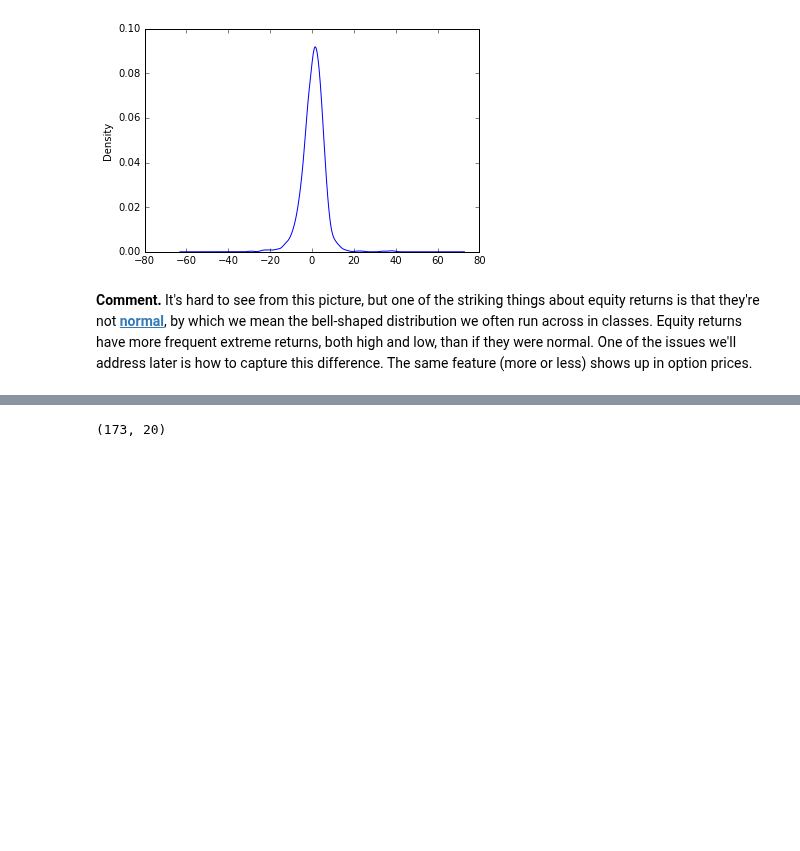
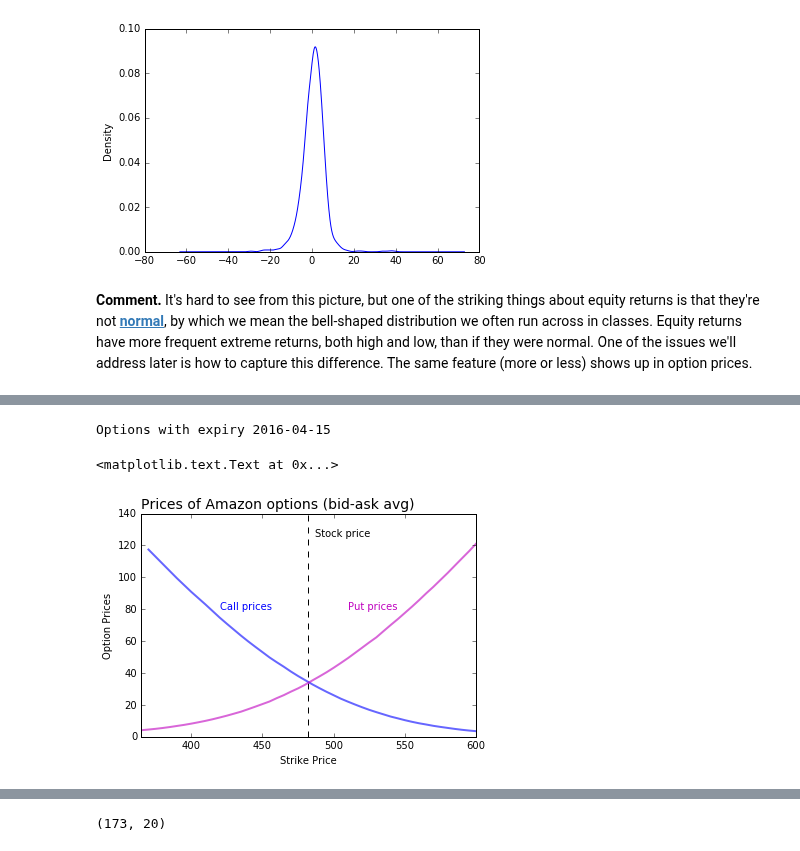
Before and after one commit to DaveBackus/Data_Bootcamp, a Jupyter notebook: Code/IPython/bootcamp_examples.ipynb, the cells around one changed output, grey strips where cells are left out. Drawn from its saved outputs; the diff is of its cells as text; code cells hidden in the pictures; blank space fills up the shorter version.

Commit message:
yahoo options

```diff
--- a/Code/IPython/bootcamp_examples.ipynb
+++ b/Code/IPython/bootcamp_examples.ipynb
@@ -481,0 +474,50 @@ From the 538 blog.
+# %%
+import pandas_datareader.yahoo.options as yho
+
+"""
+supply ticker, get option prices
+"""
+ticker = 'amzn'
+otk = yho.Options(ticker)
+exp = otk.expiry_dates     # get expiration dates
+
+# get option prices
+cols = [0, 1, 2, 7]
+print('Options with expiry', exp[7])
+calls = otk.get_call_data(expiry=exp[7])[cols]
+puts  = otk.get_put_data(expiry=exp[7])[cols]
+
+# drop extra index levels
+calls = calls.reset_index(level=[1,2,3], drop=True)
+puts  = puts.reset_index(level=[1,2,3], drop=True)
+
+# cut off extremes
+spot = otk.underlying_price
+calls  = calls[(calls.index >= 0.75*spot) & (calls.index <= 1.25*spot)]
+puts  = puts[(puts.index >= 0.75*spot) & (puts.index <= 1.25*spot)]
+
+# compute avg of bid and ask
+calls['Mid'] = (calls['Bid'] + calls['Ask'])/2
+puts['Mid']  = (puts['Bid'] + puts['Ask'])/2
+# %% [output]
+Options with expiry 2016-04-15
+# %%
+"""
+plot put and call prices
+* bid-ask mid
+* last
+* implied vols
+"""
+ax = calls['Mid'].plot(lw=2, color='blue', alpha=0.6)
+puts['Mid'].plot(lw=2, color='m', alpha=0.6)
+ymin, ymax = ax.get_ylim()
+ax.set_title('Prices of Amazon options (bid-ask avg)', fontsize=14, loc='left')
+ax.set_ylabel('Option Prices')
+ax.set_xlabel('Strike Price')
+ax.vlines(x=spot, ymin=ymin, ymax=ymax, linestyle='dashed')
+ax.text(1.01*spot, 0.9*ymax, 'Stock price', horizontalalignment='left')
+ax.text(545, 80, 'Put prices', horizontalalignment='right', color='m')
+ax.text(420, 80, 'Call prices', horizontalalignment='left', color='b')
+# %% [output]
+<matplotlib.text.Text at 0x...>
+[figure, added]
```
Also changed, not shown: parts of 16 cells of this notebook, 8 other files.
